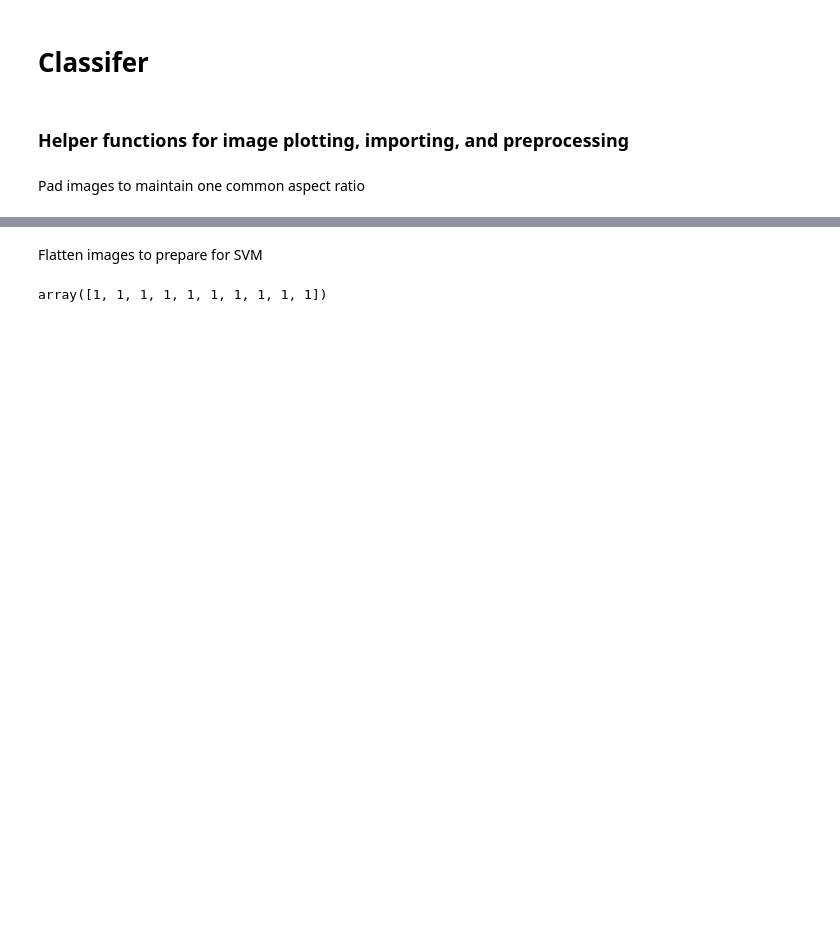
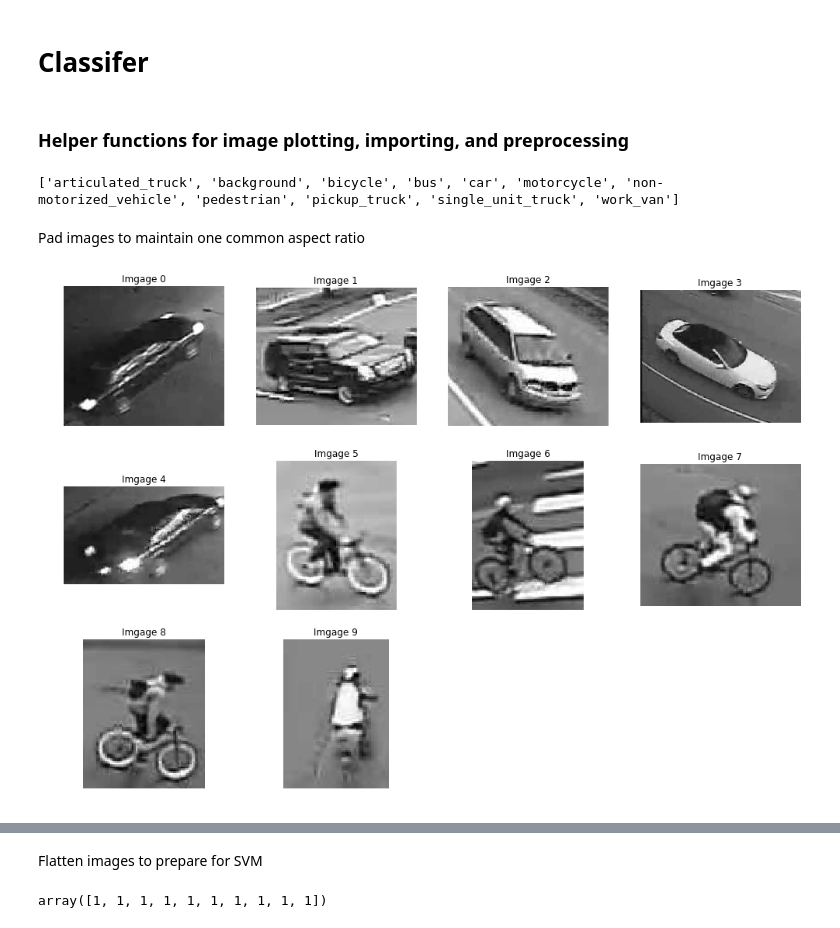
Before and after one commit to alexH2456/ECSE415-FinalProject, a Jupyter notebook: data_exploration.ipynb, the cells around one changed output, grey strips where cells are left out. Cells and saved outputs as stored; diff of their text form; code cells hidden in the pictures; blank space fills up the shorter version.

Commit message:
Fix plot images

```diff
--- a/data_exploration.ipynb
+++ b/data_exploration.ipynb
@@ -22,11 +22,11 @@ def plot_images(list_of_images, max_col = 4):
             r = int(math.ceil(n/max_col))
 
         fig = plt.figure(figsize=(17, max_col * r))
-        for i, (img,name) in enumerate(list_of_images):
+        for i, (img) in enumerate(list_of_images):
             ax = fig.add_subplot(r, c, (i+1))
-            ax.set_title(str(name))
+            ax.set_title("Imgage " + str(i))
             ax.axis('off')
-            ax.imshow(img)
+            ax.imshow(img, cmap=plt.cm.gray)
 # %%
 def get_train(path_dir, category, n_images):
     """
@@ -70,11 +70,11 @@ def pad_images(img_list, result_shape):
         result[i] = cv2.copyMakeBorder(img, top, bot, left, right, cv2.BORDER_CONSTANT, value=BLACK)
     return result
 # %%
-DIRECTORY = './MIO-TCD-Classification'
-N_IMAGES = 100
+DATASET_DIR = './MIO-TCD-Classification'
+N_IMAGES = 500
 
-imgs_car = get_train(DIRECTORY, 'car', N_IMAGES)
-imgs_bicycle = get_train(DIRECTORY, 'bicycle', N_IMAGES)
+imgs_car = get_train(DATASET_DIR, 'car', N_IMAGES)
+imgs_bicycle = get_train(DATASET_DIR, 'bicycle', N_IMAGES)
 
 classification_images = np.concatenate((imgs_car, imgs_bicycle))
 y_tr = np.concatenate(([1 for i in range(N_IMAGES)], [0 for i in range(N_IMAGES)]))
@@ -81,3 +83,8 @@ y_tr = np.concatenate(([1 for i in range(N_IMAGES)], [0 for i in range(N_IMAGES)
+# %%
+categories = os.listdir('./MIO-TCD-Classification/train')
+number_images_category =
+# %% [output]
+['articulated_truck', 'background', 'bicycle', 'bus', 'car', 'motorcycle', 'non-motorized_vehicle', 'pedestrian', 'pickup_truck', 'single_unit_truck', 'work_van']
 # %% [markdown]
 Pad images to maintain one common aspect ratio
 # %%
@@ -85,3 +92,7 @@ largest_width = np.max([x.shape[0] for x in classification_images])
 largest_height = np.max([x.shape[1] for x in classification_images])
 
 padded_images = pad_images(classification_images, (largest_width, largest_height))
+# %%
+plot_images(classification_images)
+# %% [output]
+[figure, added]
```
Also changed, not shown: parts of 2 cells of this notebook.
